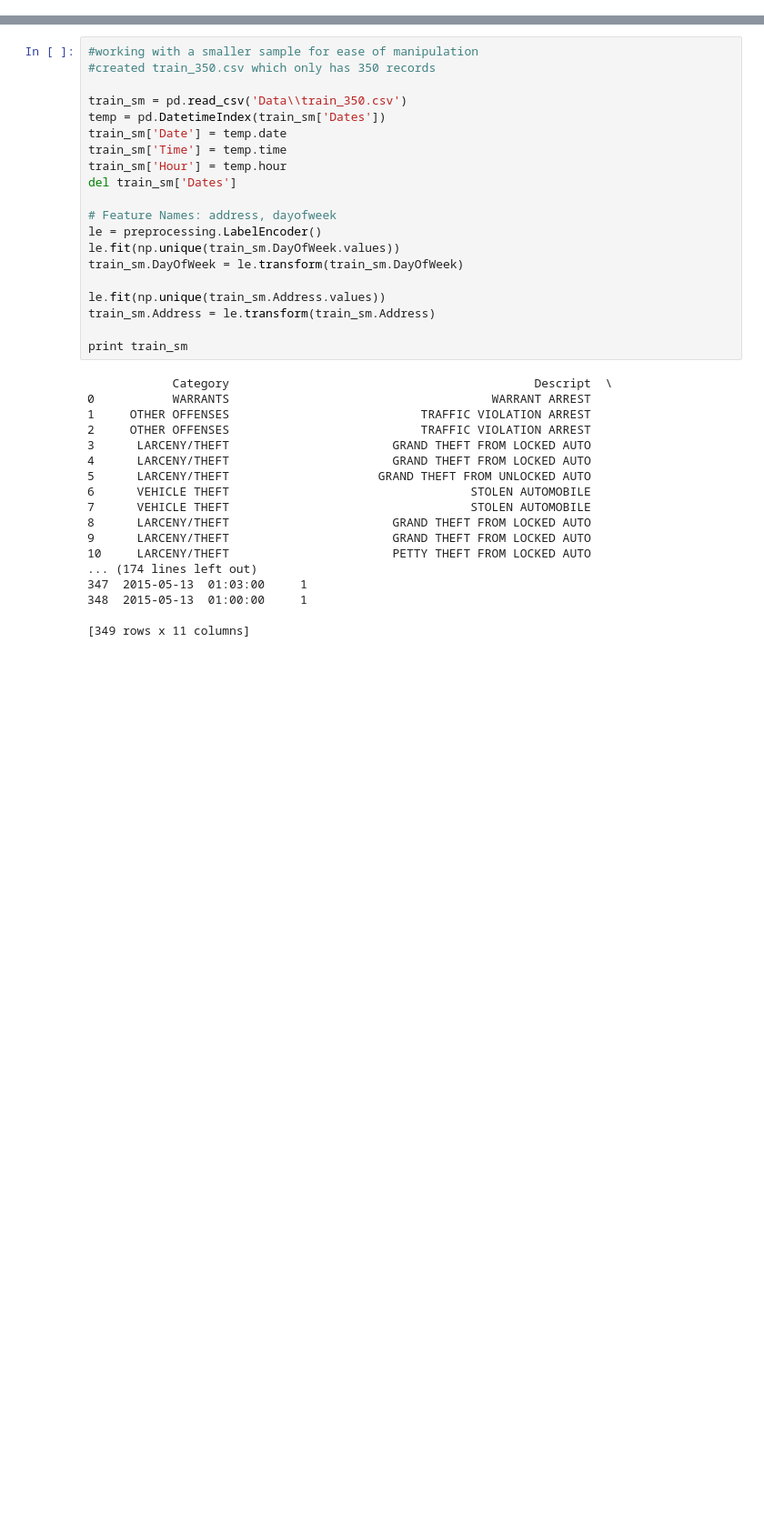
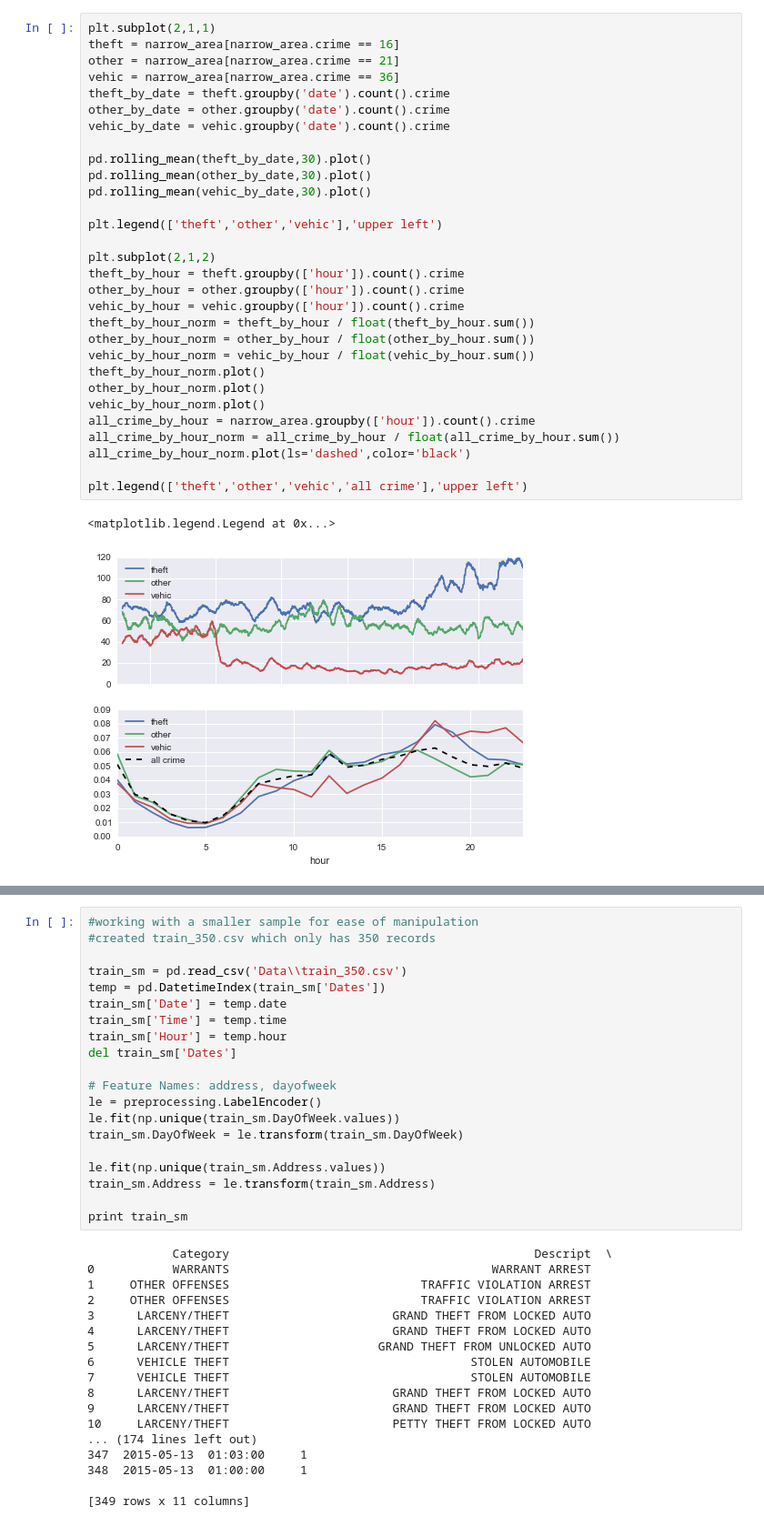
Before and after one commit to samacart/SFCrime, a Jupyter notebook: SFCrime-iPy.ipynb, the cells around one changed output, grey strips where cells are left out. Shown at 91% size. Saved outputs shown, nothing was run; the diff lists cells and outputs as text; blank space fills up the shorter version.

```diff
--- a/SFCrime-iPy.ipynb
+++ b/SFCrime-iPy.ipynb
@@ -56,3 +267,36 @@ print train_df.DayOfWeek.values
+# %%
+plt.subplot(2,1,1)
+theft = narrow_area[narrow_area.crime == 16]
+other = narrow_area[narrow_area.crime == 21]
+vehic = narrow_area[narrow_area.crime == 36]
+theft_by_date = theft.groupby('date').count().crime
+other_by_date = other.groupby('date').count().crime
+vehic_by_date = vehic.groupby('date').count().crime
+
+pd.rolling_mean(theft_by_date,30).plot()
+pd.rolling_mean(other_by_date,30).plot()
+pd.rolling_mean(vehic_by_date,30).plot()
+
+plt.legend(['theft','other','vehic'],'upper left')
+
+plt.subplot(2,1,2)
+theft_by_hour = theft.groupby(['hour']).count().crime
+other_by_hour = other.groupby(['hour']).count().crime
+vehic_by_hour = vehic.groupby(['hour']).count().crime
+theft_by_hour_norm = theft_by_hour / float(theft_by_hour.sum())
+other_by_hour_norm = other_by_hour / float(other_by_hour.sum())
+vehic_by_hour_norm = vehic_by_hour / float(vehic_by_hour.sum())
+theft_by_hour_norm.plot()
+other_by_hour_norm.plot()
+vehic_by_hour_norm.plot()
+all_crime_by_hour = narrow_area.groupby(['hour']).count().crime
+all_crime_by_hour_norm = all_crime_by_hour / float(all_crime_by_hour.sum())
+all_crime_by_hour_norm.plot(ls='dashed',color='black')
+
+plt.legend(['theft','other','vehic','all crime'],'upper left')
+# %% [output]
+<matplotlib.legend.Legend at 0x...>
+[figure, added]
 # %%
 # Split this into Dev and Training Data
 DEV_SIZE = 0.20
```
Also changed, not shown: parts of 21 cells of this notebook.
